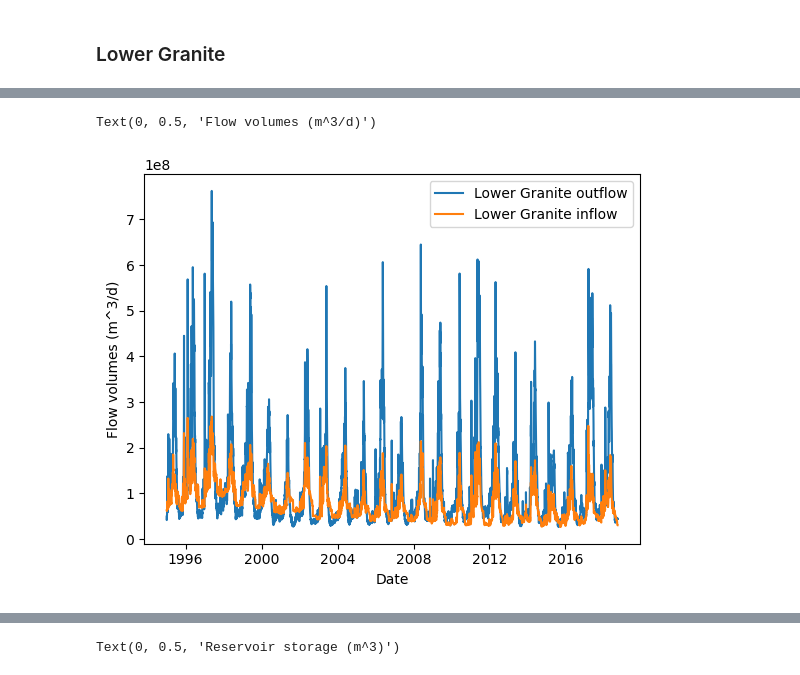
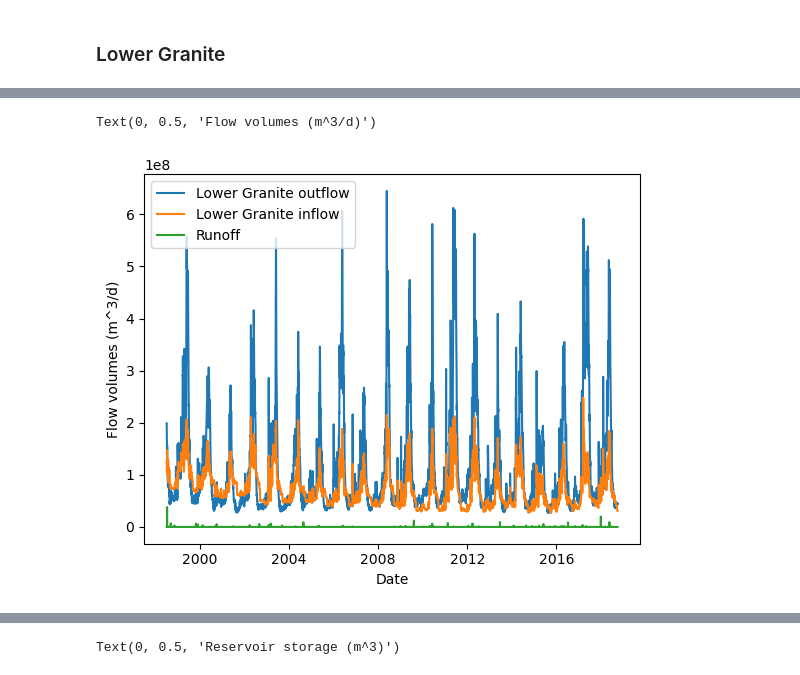
Before and after one commit to clairewang23/columbia_river_model, a Jupyter notebook: model drafting.ipynb, the cells around one changed output, grey strips where cells are left out. Cells and saved outputs as stored; diff of their text form; code cells hidden in the pictures.

Commit message:
troubleshooting lower granite

```diff
--- a/model drafting.ipynb
+++ b/model drafting.ipynb
@@ -44,14 +44,30 @@ snake_flow = snake_flow.groupby('datetime')['Snake flow (cfs)'].mean().reset_ind
 snake_flow['datetime'] = pd.to_datetime(snake_flow['datetime'])
 
 # process Tucannon river flow
+tucannon_flow = pd.read_csv('tucannonriverdailymean.txt', sep='\t', header=25)
+tucannon_flow = tucannon_flow.drop(0)
+tucannon_flow = tucannon_flow.drop(['agency_cd', 'site_no', '150225_00060_00003_cd'], axis=1)
+tucannon_flow.rename(columns={'150225_00060_00003':'Tucannon flow (cfs)'}, inplace=True)
+tucannon_flow['datetime'] = pd.to_datetime(tucannon_flow['datetime'], format='%Y-%m-%d')
+tucannon_flow['Tucannon flow (cfs)'] = pd.to_numeric(tucannon_flow['Tucannon flow (cfs)'], errors='coerce')
 
 # process Palouse river flow
+palouse_flow = pd.read_csv('palouseriverdailydischarge.csv', usecols=['time','value'])
+palouse_flow.rename(columns={'value':'Palouse flow (cfs)', 'time':'datetime'}, inplace=True)
+palouse_flow['datetime'] = pd.to_datetime(palouse_flow['datetime'], format='%Y-%m-%d')
+palouse_flow['Palouse flow (cfs)'] = pd.to_numeric(palouse_flow['Palouse flow (cfs)'], errors='coerce')
+
+# merge Tucannon and Palouse
+lower_mon_trib = palouse_flow.merge(tucannon_flow, how='inner', on=['datetime'])
+lower_mon_trib['Tributary flow (cfs)'] = lower_mon_trib['Palouse flow (cfs)'] + lower_mon_trib['Tucannon flow (cfs)']
+lower_mon_trib = lower_mon_trib.drop(['Palouse flow (cfs)','Tucannon flow (cfs)'], axis=1)
 
 # merge the dataframes
 flow_data = outflow_data.merge(upstream_flow, how='inner', on=['datetime'])
 input_data = flow_data.merge(precip_data, how='inner', on=['datetime'])
 input_data = input_data.merge(snake_flow, how='inner', on=['datetime'])
 input_data['upstream flow (cfs)'] = input_data['upstream flow (cfs)'] + input_data['Snake flow (cfs)']
+input_data = input_data.merge(lower_mon_trib, how='inner', on=['datetime'])
 input_data = input_data.drop(columns='Snake flow (cfs)')
 
 input_data = input_data[input_data['datetime'] > datetime(1995,1,1)]
@@ -152,6 +168,7 @@ lower_granite = Reservoir(SA=8900*4047,num_turb=6,capacity=810000,tail_elev=636,
 ### Lower Granite
 # %%
 input_data['Lower Granite inflow (m^3/d)'] = lower_granite.simulate_inflow(input_data['rainfall (in)'].values, input_data['upstream flow (cfs)'].values)
+runoff = lower_granite.calc_runoff(input_data['rainfall (in)'].values)
 input_data['Lower granite storage (m^3)'] = lower_granite.simulate_storage(4_000_000_000, 1, input_data['Lower Granite inflow (m^3/d)'].values, input_data['Lower Granite outflow (cfs)'].values*86400*0.0283)
 
 display(input_data)
@@ -172,10 +190,11 @@ display(input_data)
 # %%
 plt.plot(input_data['datetime'], input_data['Lower Granite outflow (cfs)']*86400*0.0283, label='Lower Granite outflow')
 plt.plot(input_data['datetime'], input_data['Lower Granite inflow (m^3/d)'], label='Lower Granite inflow')
+plt.plot(input_data['datetime'], runoff, label='Runoff')
 
 plt.legend()
 plt.xlabel('Date')
 plt.ylabel('Flow volumes (m^3/d)')
 # %% [output]
 Text(0, 0.5, 'Flow volumes (m^3/d)')
-[figure, old version]
+[figure, new version]
```
Also changed, not shown: parts of 8 cells of this notebook, 1 other file.
